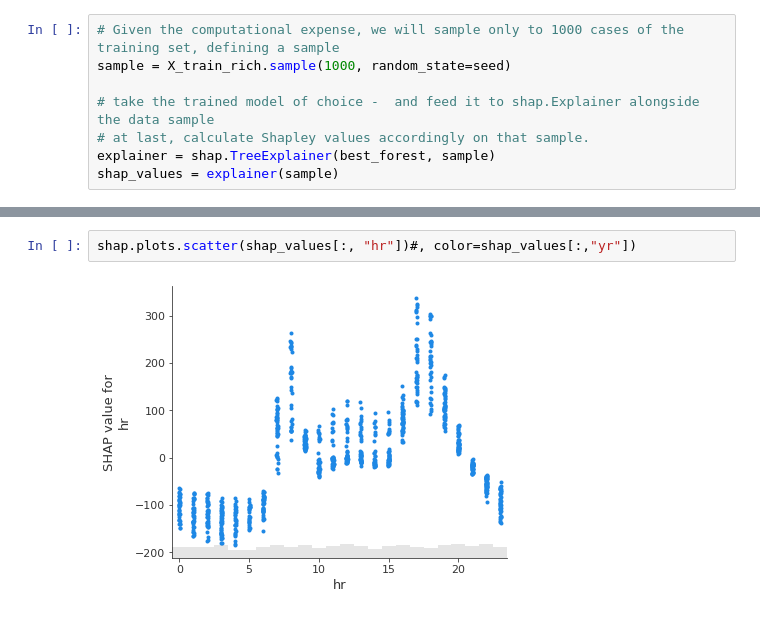
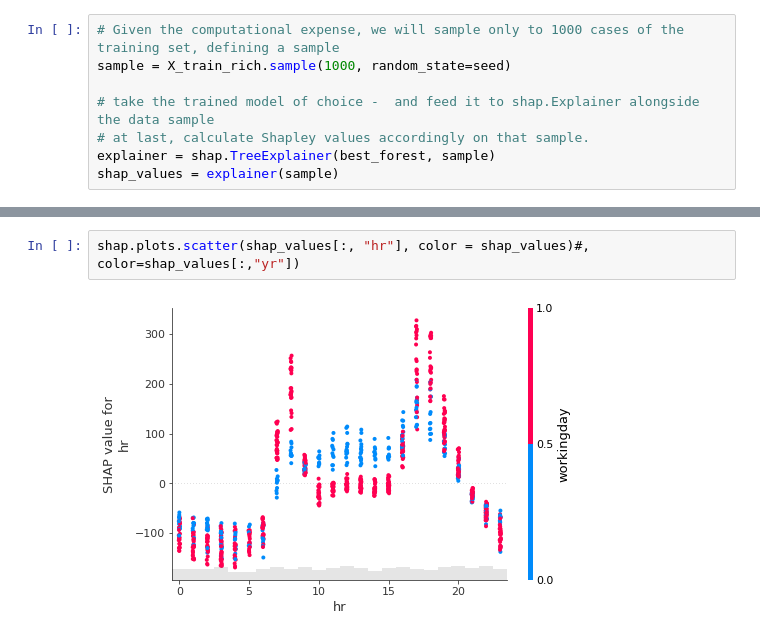
Before and after one commit to nlong-ds/dataquest, a Jupyter notebook: data-scientist-path/bike-rentals/bike_rentals.ipynb, the cells around one changed output, grey strips where cells are left out. Saved outputs shown, nothing was run; the diff lists cells and outputs as text.

Commit message:
add shap module

```diff
--- a/data-scientist-path/bike-rentals/bike_rentals.ipynb
+++ b/data-scientist-path/bike-rentals/bike_rentals.ipynb
@@ -654,4 +629,4 @@ shap.plots.beeswarm(shap_values, max_display=15)
 # %%
-shap.plots.scatter(shap_values[:, "hr"])#, color=shap_values[:,"yr"])
+shap.plots.scatter(shap_values[:, "hr"], color = shap_values)#, color=shap_values[:,"yr"])
 # %% [output]
-[figure, old version]
+[figure, new version]
```
Also changed, not shown: parts of 28 cells of this notebook.
